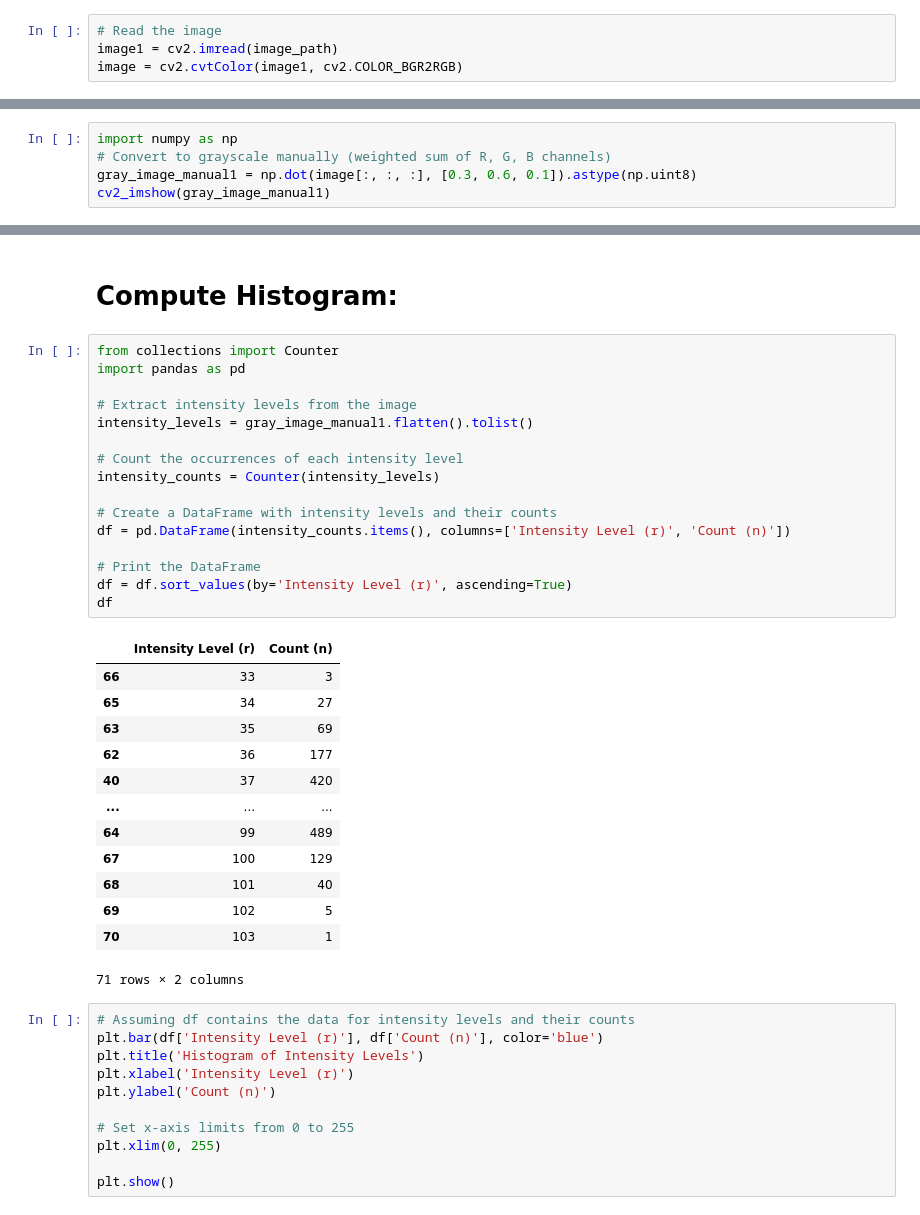
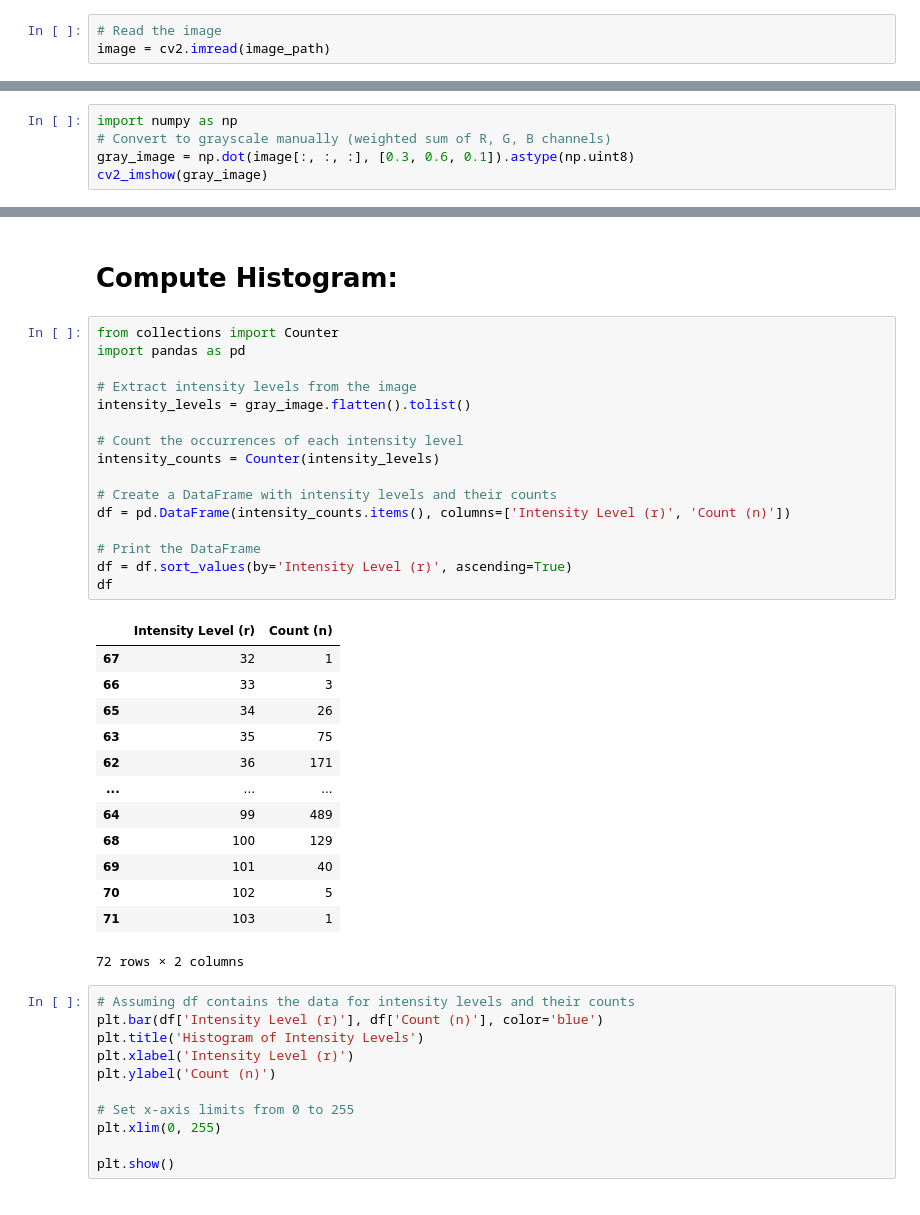
Before and after one commit to anandaru/NIT, a Jupyter notebook: ComputerVision/HistogramEqualization.ipynb, the cells around one changed output, grey strips where cells are left out. Saved outputs shown, nothing was run; the diff lists cells and outputs as text.

```diff
--- a/ComputerVision/HistogramEqualization.ipynb
+++ b/ComputerVision/HistogramEqualization.ipynb
@@ -22,6 +22,5 @@ from google.colab.patches import cv2_imshow
 image_path = '/content/drive/MyDrive/seeds.jpg'
 # %%
 # Read the image
-image1 = cv2.imread(image_path)
-image = cv2.cvtColor(image1, cv2.COLOR_BGR2RGB)
+image = cv2.imread(image_path)
 # %%
@@ -51,7 +45,7 @@ Number of channels: 3
 # %%
 import numpy as np
 # Convert to grayscale manually (weighted sum of R, G, B channels)
-gray_image_manual1 = np.dot(image[:, :, :], [0.3, 0.6, 0.1]).astype(np.uint8)
-cv2_imshow(gray_image_manual1)
+gray_image = np.dot(image[:, :, :], [0.3, 0.6, 0.1]).astype(np.uint8)
+cv2_imshow(gray_image)
 # %% [output]
 [figure]
@@ -140,33 +144,33 @@ T(r) is a monotonic† increasing function in the interval 0 ≤ r ≤ L − 1;
 # %%
 from collections import Counter
 import pandas as pd
 
 # Extract intensity levels from the image
-intensity_levels = gray_image_manual1.flatten().tolist()
+intensity_levels = gray_image.flatten().tolist()
 
 # Count the occurrences of each intensity level
 intensity_counts = Counter(intensity_levels)
 
 # Create a DataFrame with intensity levels and their counts
 df = pd.DataFrame(intensity_counts.items(), columns=['Intensity Level (r)', 'Count (n)'])
 
 # Print the DataFrame
 df = df.sort_values(by='Intensity Level (r)', ascending=True)
 df
 # %% [output]
 |  | Intensity Level (r) | Count (n) |
+| 67 | 32 | 1 |
 | 66 | 33 | 3 |
-| 65 | 34 | 27 |
-| 63 | 35 | 69 |
-| 62 | 36 | 177 |
-| 40 | 37 | 420 |
+| 65 | 34 | 26 |
+| 63 | 35 | 75 |
+| 62 | 36 | 171 |
 | ... | ... | ... |
 | 64 | 99 | 489 |
-| 67 | 100 | 129 |
-| 68 | 101 | 40 |
-| 69 | 102 | 5 |
-| 70 | 103 | 1 |
+| 68 | 100 | 129 |
+| 69 | 101 | 40 |
+| 70 | 102 | 5 |
+| 71 | 103 | 1 |
-71 rows × 2 columns
+72 rows × 2 columns
 # %%
 # Assuming df contains the data for intensity levels and their counts
 plt.bar(df['Intensity Level (r)'], df['Count (n)'], color='blue')
```
Also changed, not shown: parts of 13 cells of this notebook.
